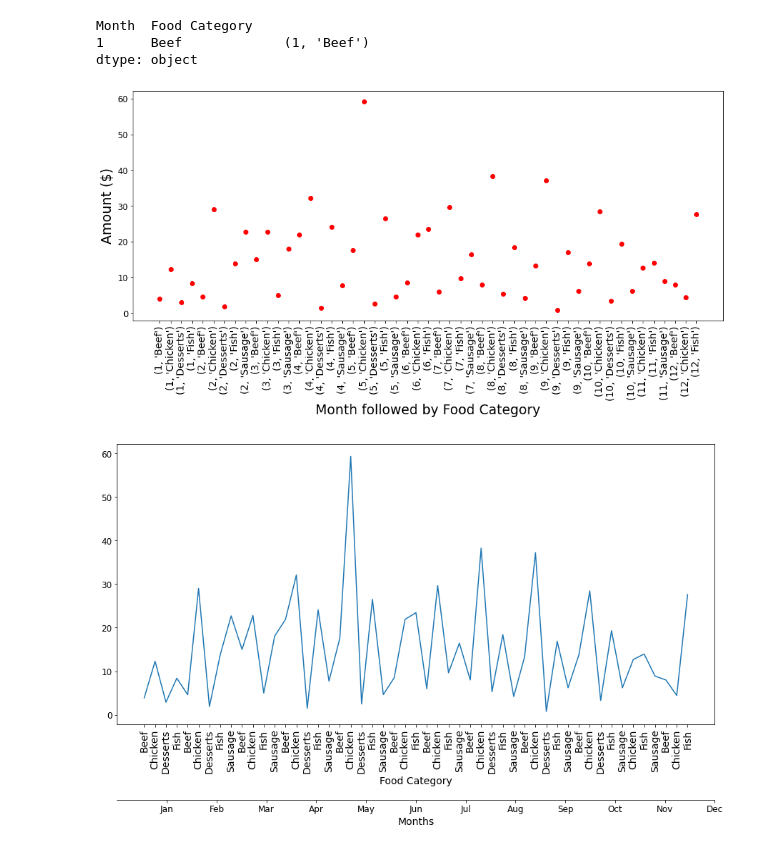
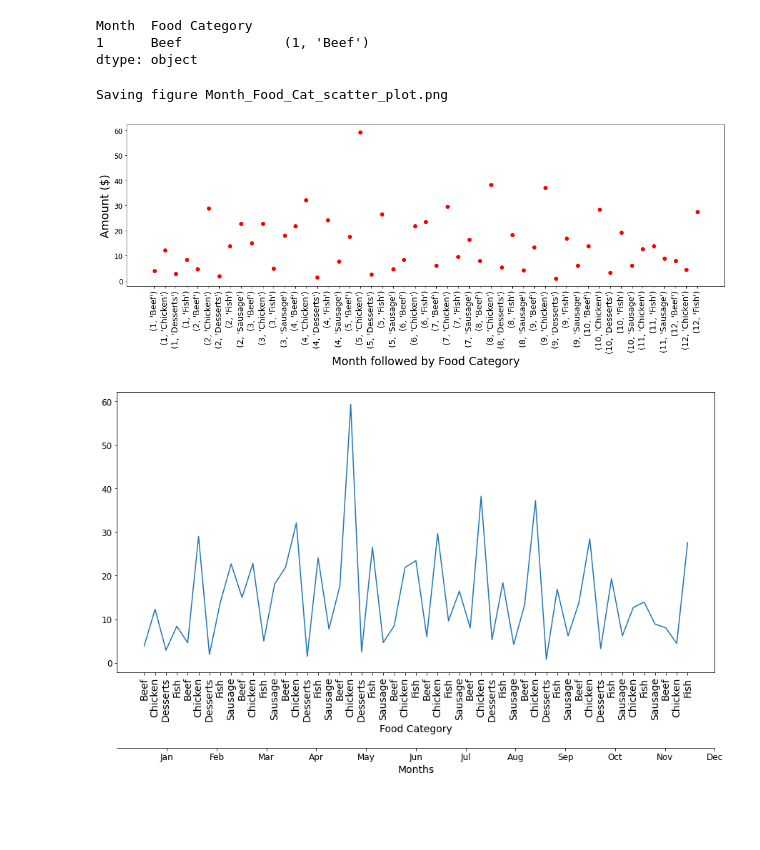
Before and after one commit to leader2345/McDonald-Expenditure-, a Jupyter notebook: My_Expenditure_Multi_Feature.ipynb, the cells around one changed output. Saved outputs shown, nothing was run; the diff lists cells and outputs as text; code cells hidden in the pictures; blank space fills up the shorter version.

```diff
--- a/My_Expenditure_Multi_Feature.ipynb
+++ b/My_Expenditure_Multi_Feature.ipynb
@@ -1750,14 +1732,16 @@ dtype: object
 # %%
 # Plotting the scatter plot for Monthly_McDonald_exp
 plt.figure(figsize=(15,6))
 plt.scatter(x=Monthly_Periods, y=Monthly_McDonald_exp, color="r")
 plt.xticks(np.arange(len(Monthly_Periods)), Monthly_Periods, fontsize=14, rotation=90)
 
 plt.xlabel("Month followed by Food Category", fontsize=19)
 plt.ylabel("Amount ($)", fontsize=19)
+save_fig("Month_Food_Cat_scatter_plot.png")
 plt.show()
 # %% [output]
+Saving figure Month_Food_Cat_scatter_plot.png
-[figure, old version]
+[figure, new version]
 # %%
 # Plotting the scatter plot for Monthly_McDonald_exp
 fig = plt.figure(figsize=(15,7))
```
Also changed, not shown: parts of 10 cells of this notebook, 5 other files.
